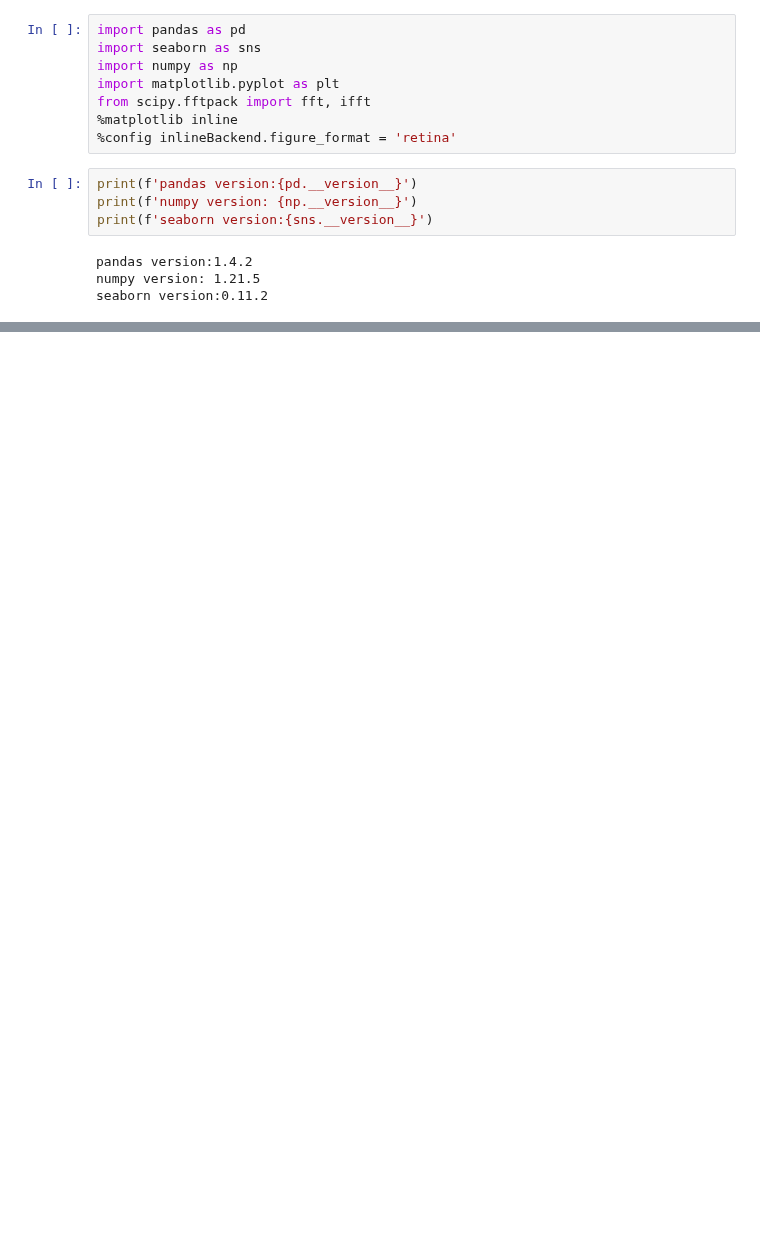
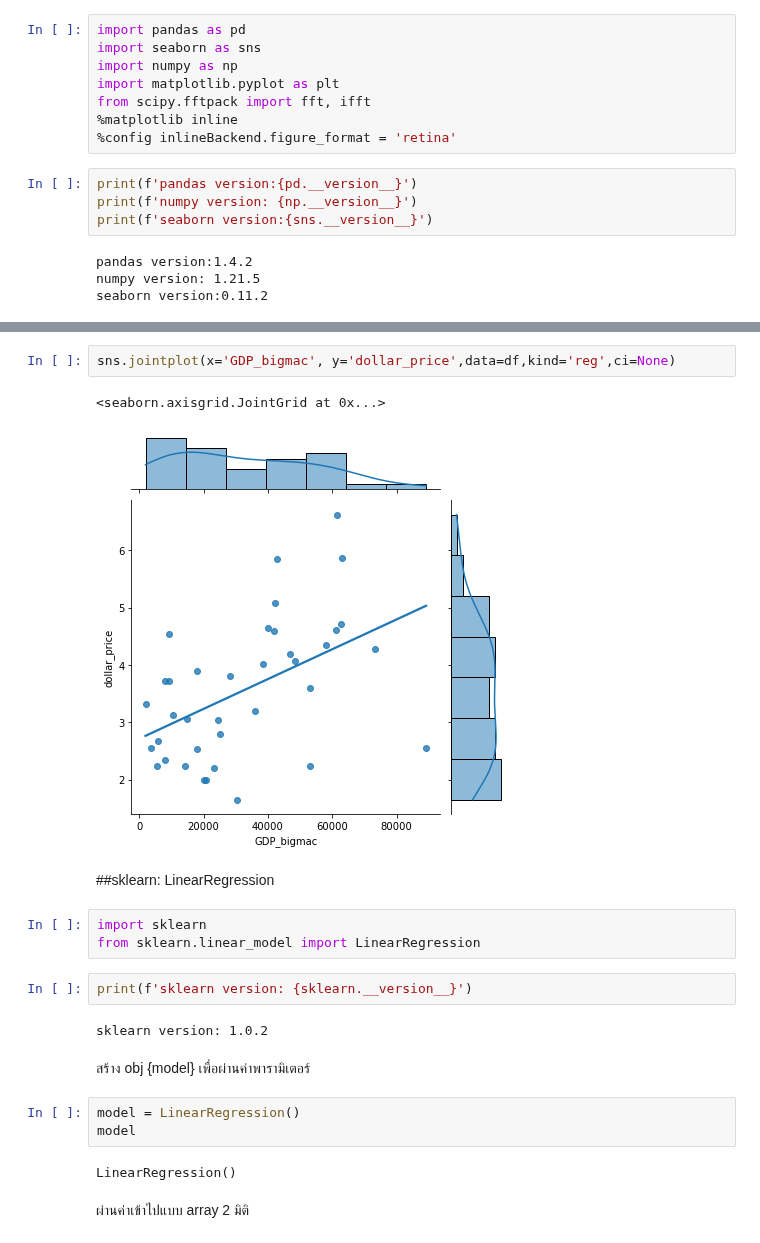
Before and after one commit to DevNutthapng2017/lab_mach_learn, a Jupyter notebook: simple_linear_regression.ipynb, the cells around one changed output, grey strips where cells are left out. Cells and saved outputs as stored; diff of their text form; blank space fills up the shorter version.

```diff
--- a/simple_linear_regression.ipynb
+++ b/simple_linear_regression.ipynb
@@ -31,0 +71,23 @@ df.info()
+# %%
+sns.jointplot(x='GDP_bigmac', y='dollar_price',data=df,kind='reg',ci=None)
+# %% [output]
+<seaborn.axisgrid.JointGrid at 0x...>
+[figure, added]
+# %% [markdown]
+##sklearn: LinearRegression
+# %%
+import sklearn
+from sklearn.linear_model import LinearRegression
+# %%
+print(f'sklearn version: {sklearn.__version__}')
+# %% [output]
+sklearn version: 1.0.2
+# %% [markdown]
+สร้าง obj {model} เพื่อผ่านค่าพารามิเตอร์
+# %%
+model = LinearRegression()
+model
+# %% [output]
+LinearRegression()
+# %% [markdown]
+ผ่านค่าเข้าไปแบบ array 2 มิติ
```
Also changed, not shown: parts of 33 cells of this notebook.
